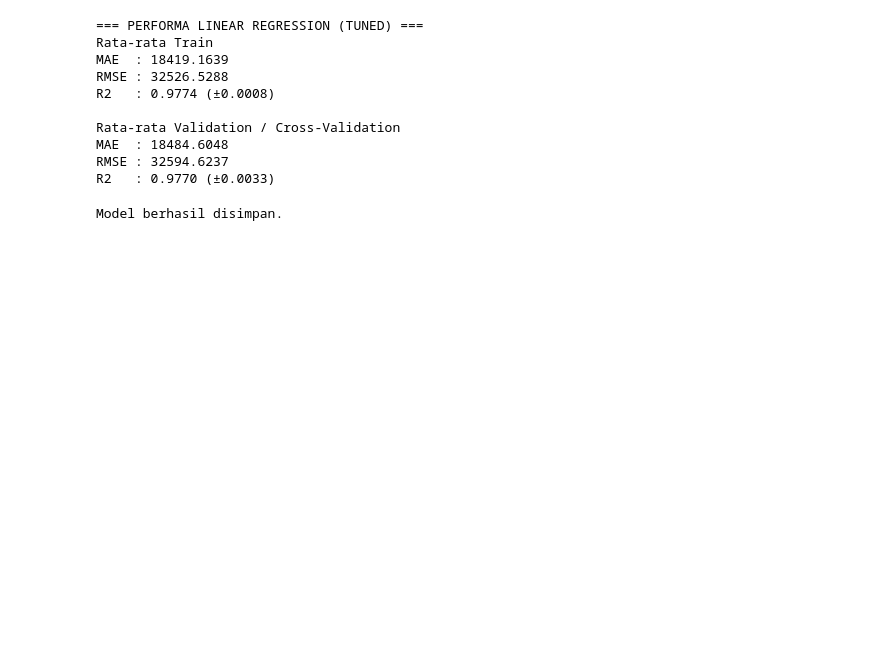
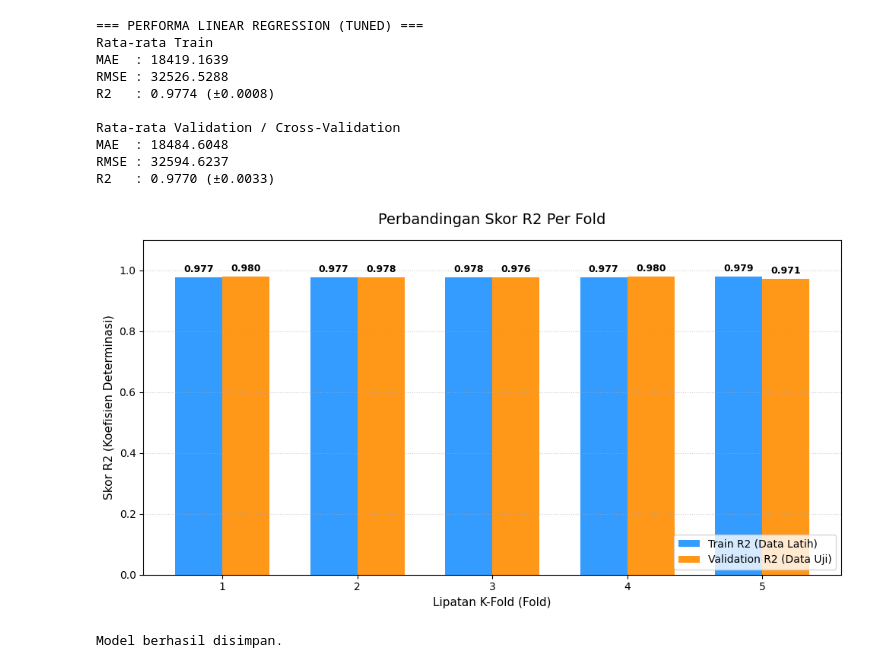
Before and after one commit to TurnNull/capstone-model-temporary, a Jupyter notebook: notebooks/linear_regression.ipynb, the cells around one changed output. Cells and saved outputs as stored; diff of their text form; code cells hidden in the pictures; blank space fills up the shorter version.

Commit message:
penambahan plot perbandingan r2 per fold

```diff
--- a/notebooks/linear_regression.ipynb
+++ b/notebooks/linear_regression.ipynb
@@ -226,6 +192,52 @@ Rata-rata Validation / Cross-Validation
 MAE  : 18484.6048
 RMSE : 32594.6237
 R2   : 0.9770 (±0.0033)
+# %%
+folds = np.arange(1, 6)
+width = 0.35
+
+plt.figure(figsize=(10, 5.5))
+
+plt.bar(folds - width/2, fold_train_r2, width, label='Train R2 (Data Latih)', color='dodgerblue', alpha=0.9)
+plt.bar(folds + width/2, fold_val_r2, width, label='Validation R2 (Data Uji)', color='darkorange', alpha=0.9)
+
+for i in range(len(folds)):
+    plt.text(
+        folds[i] - width/2,
+        fold_train_r2[i] + 0.01,
+        f"{fold_train_r2[i]:.3f}",
+        ha='center',
+        va='bottom',
+        fontsize=9,
+        fontweight='bold'
+    )
+    plt.text(
+        folds[i] + width/2,
+        fold_val_r2[i] + 0.01,
+        f"{fold_val_r2[i]:.3f}",
+        ha='center',
+        va='bottom',
+        fontsize=9,
+        fontweight='bold'
+    )
+
+# Atribut Grafik
+plt.title('Perbandingan Skor R2 Per Fold', fontsize=14, pad=15)
+plt.xlabel('Lipatan K-Fold (Fold)', fontsize=11)
+plt.ylabel('Skor R2 (Koefisien Determinasi)', fontsize=11)
+plt.xticks(folds)
+plt.ylim(0, 1.1) # Batas atas ditinggikan sedikit agar teks legenda aman
+plt.grid(axis='y', linestyle=':', alpha=0.6)
+plt.legend(loc='lower right')
+plt.tight_layout()
+plt.savefig(
+    os.path.join(OUTPUT_PIPELINE, 'linear_regression/r2_comparison_per_fold.png'),
+    dpi=300,
+    bbox_inches='tight'
+)
+plt.show()
+# %% [output]
+[figure, added]
 # %%
 # Simpan Model Linear Regression
 joblib.dump(
```
Also changed, not shown: parts of 1 cell of this notebook, 7 other files.
